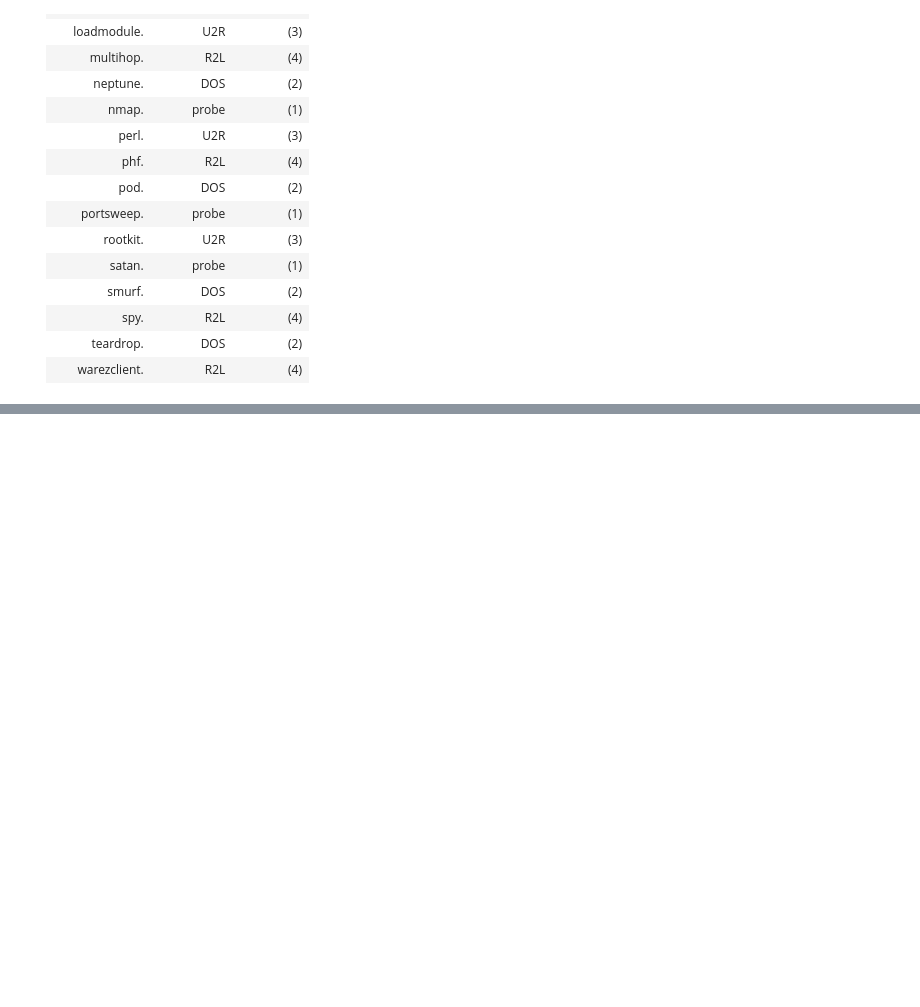
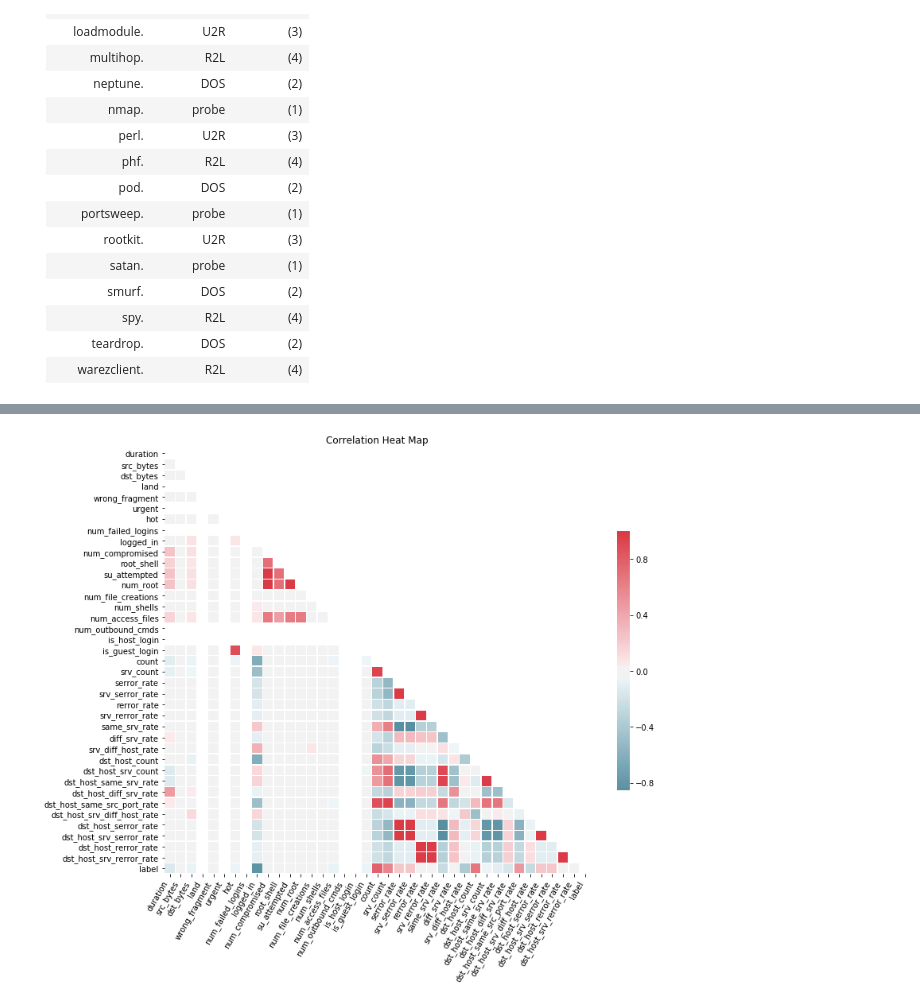
Before and after one commit to MnemoSemiotic/Analyzing-Network-Traffic_kdd99, a Jupyter notebook: 1_Dataset_Exploration_and_EDA.ipynb, the cells around one changed output, grey strips where cells are left out. Cells and saved outputs as stored; diff of their text form; code cells hidden in the pictures; blank space fills up the shorter version.

```diff
--- a/1_Dataset_Exploration_and_EDA.ipynb
+++ b/1_Dataset_Exploration_and_EDA.ipynb
@@ -433,5 +438,5 @@ labels_to_categories = pd.read_csv(labels_loc, header=None)
 labels_to_categories.columns = label_names
 column_name = 'label'
 
-trans.rewrite_values(df, dict(zip(labels_to_categories.label, labels_to_categories.attack_cat_num)), column_name)
+df2 = trans.rewrite_values(df, dict(zip(labels_to_categories.label, labels_to_categories.attack_cat_num)), column_name)
 # labels_to_categories.info()
@@ -439,0 +474,4 @@ AttributeError: 'function' object has no attribute 'replace'
+# %%
+pltfuncs.corr_heat(df2)
+# %% [output]
+[figure, added]
```
Also changed, not shown: parts of 23 cells of this notebook, 1 other file.
